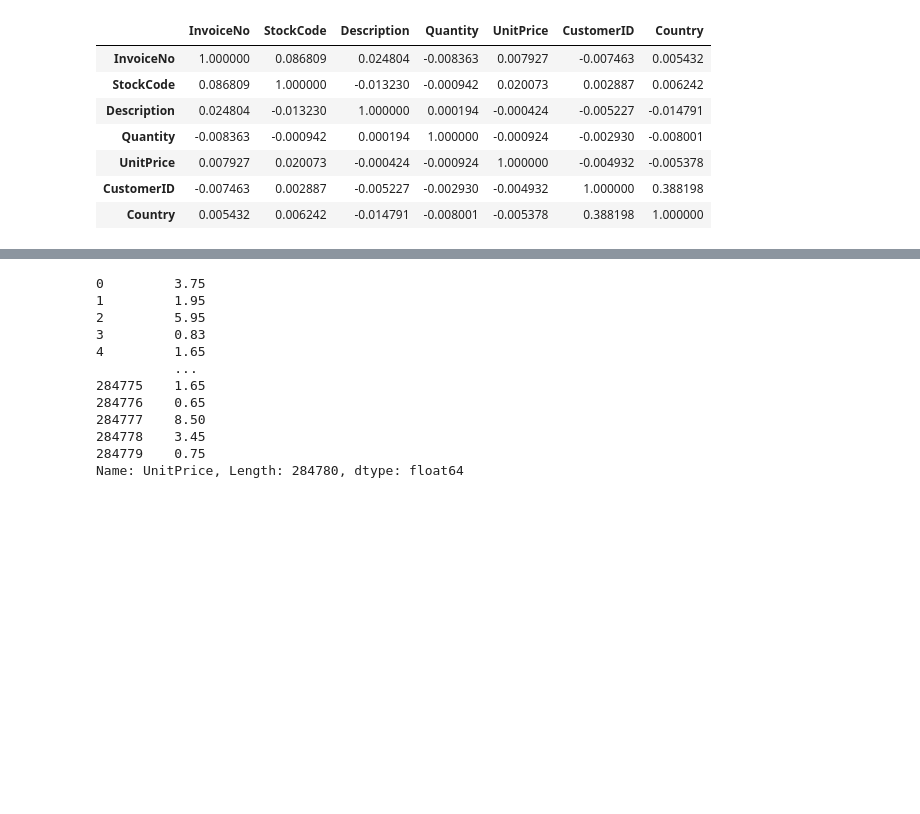
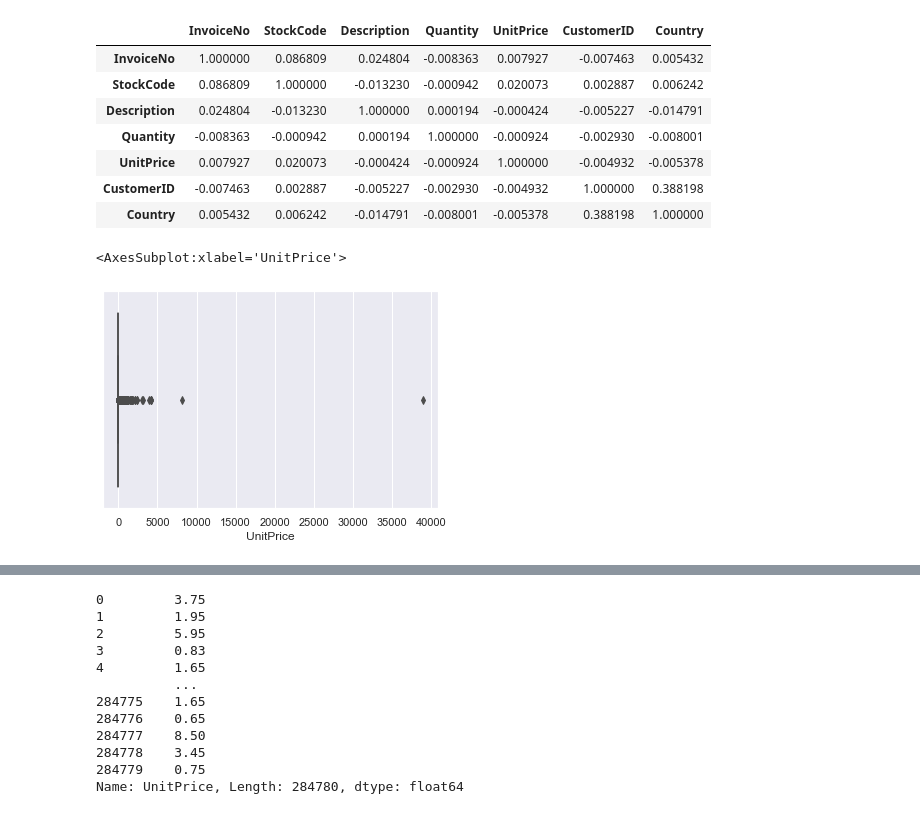
Before and after one commit to ajitjain-aj/MachineHack-Hackathon--Nov2020, a Jupyter notebook: Code.ipynb, the cells around one changed output, grey strips where cells are left out. Drawn from its saved outputs; the diff is of its cells as text; code cells hidden in the pictures; blank space fills up the shorter version.

```diff
--- a/Code.ipynb
+++ b/Code.ipynb
@@ -126,0 +142,5 @@ sns.pairplot(data)
+# %%
+sns.boxplot(data['UnitPrice'])
+# %% [output]
+<AxesSubplot:xlabel='UnitPrice'>
+[figure, added]
```
Also changed, not shown: parts of 56 cells of this notebook.
